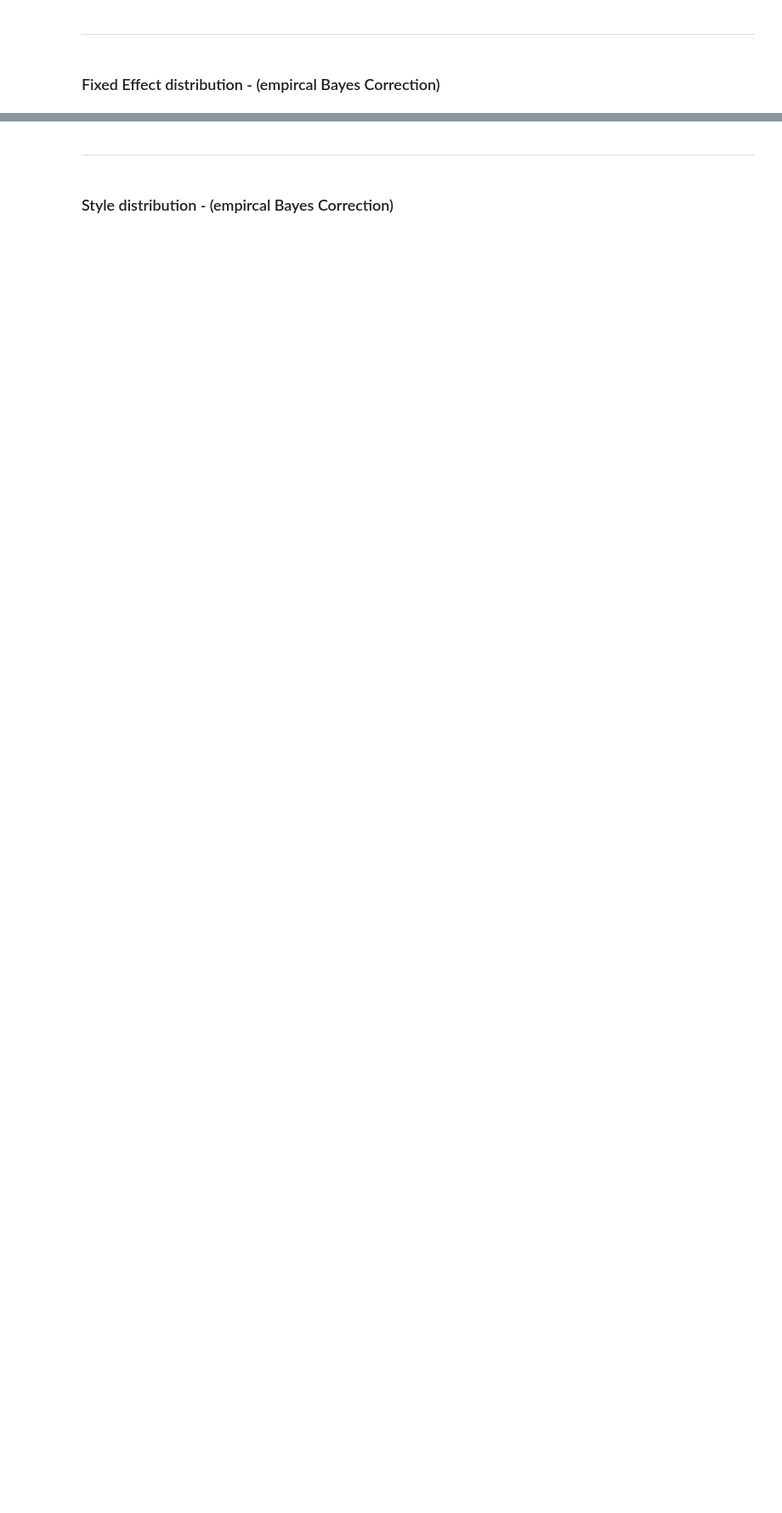
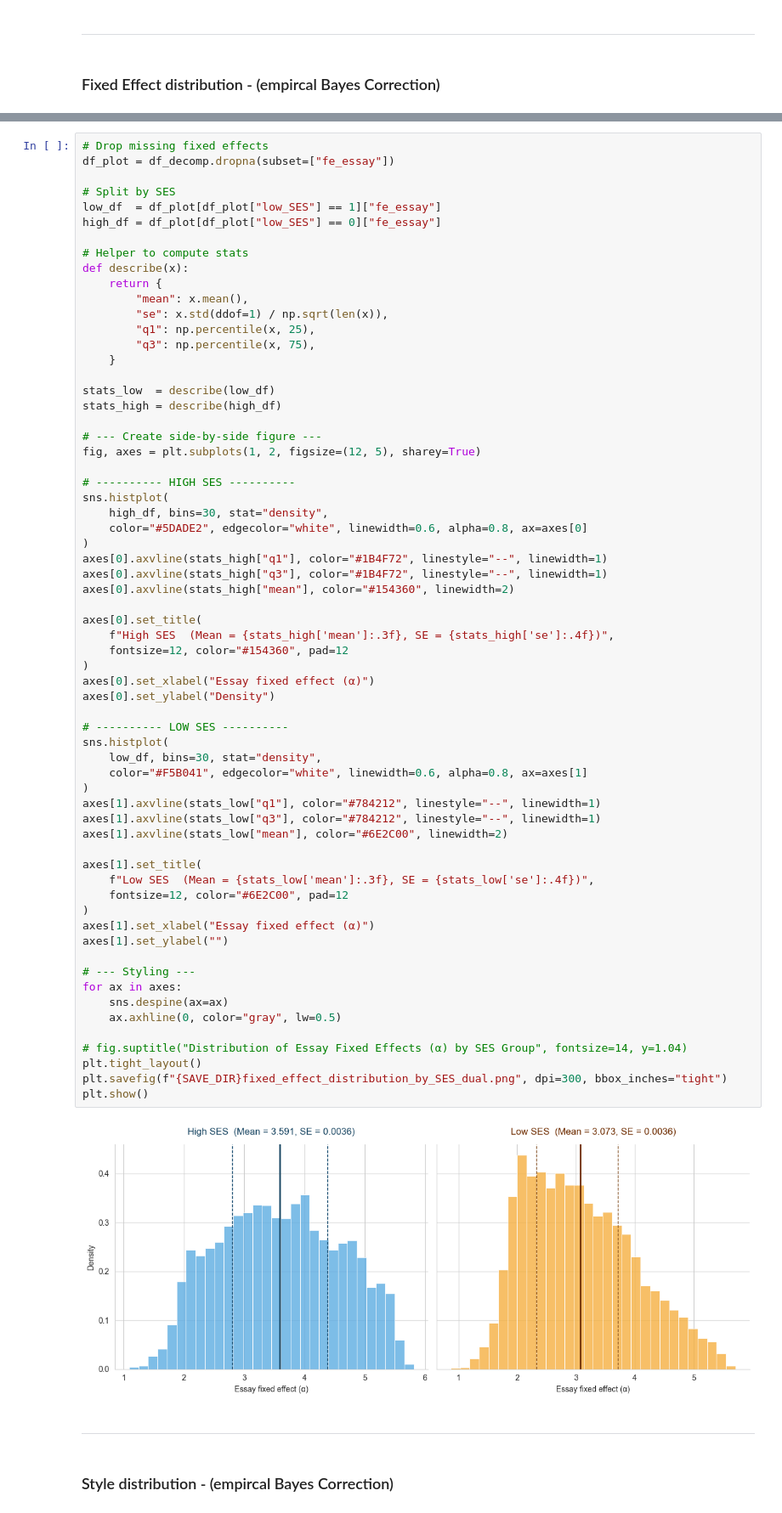
Before and after one commit to PedroPertusi/contentVsForm, a Jupyter notebook: src/images.ipynb, the cells around one changed output, grey strips where cells are left out. Shown: that part at 85% size. Drawn from its saved outputs; the diff is of its cells as text; blank space fills up the shorter version.

```diff
--- a/src/images.ipynb
+++ b/src/images.ipynb
@@ -798,6 +768,72 @@ plt.savefig(f"{SAVE_DIR}fixed_effect_distribution.png", dpi=300)
 plt.show()
 # %% [output]
 [figure]
+# %%
+# Drop missing fixed effects
+df_plot = df_decomp.dropna(subset=["fe_essay"])
+
+# Split by SES
+low_df  = df_plot[df_plot["low_SES"] == 1]["fe_essay"]
+high_df = df_plot[df_plot["low_SES"] == 0]["fe_essay"]
+
+# Helper to compute stats
+def describe(x):
+    return {
+        "mean": x.mean(),
+        "se": x.std(ddof=1) / np.sqrt(len(x)),
+        "q1": np.percentile(x, 25),
+        "q3": np.percentile(x, 75),
+    }
+
+stats_low  = describe(low_df)
+stats_high = describe(high_df)
+
+# --- Create side-by-side figure ---
+fig, axes = plt.subplots(1, 2, figsize=(12, 5), sharey=True)
+
+# ---------- HIGH SES ----------
+sns.histplot(
+    high_df, bins=30, stat="density",
+    color="#5DADE2", edgecolor="white", linewidth=0.6, alpha=0.8, ax=axes[0]
+)
+axes[0].axvline(stats_high["q1"], color="#1B4F72", linestyle="--", linewidth=1)
+axes[0].axvline(stats_high["q3"], color="#1B4F72", linestyle="--", linewidth=1)
+axes[0].axvline(stats_high["mean"], color="#154360", linewidth=2)
+
+axes[0].set_title(
+    f"High SES  (Mean = {stats_high['mean']:.3f}, SE = {stats_high['se']:.4f})",
+    fontsize=12, color="#154360", pad=12
+)
+axes[0].set_xlabel("Essay fixed effect (α)")
+axes[0].set_ylabel("Density")
+
+# ---------- LOW SES ----------
+sns.histplot(
+    low_df, bins=30, stat="density",
+    color="#F5B041", edgecolor="white", linewidth=0.6, alpha=0.8, ax=axes[1]
+)
+axes[1].axvline(stats_low["q1"], color="#784212", linestyle="--", linewidth=1)
+axes[1].axvline(stats_low["q3"], color="#784212", linestyle="--", linewidth=1)
+axes[1].axvline(stats_low["mean"], color="#6E2C00", linewidth=2)
+
+axes[1].set_title(
+    f"Low SES  (Mean = {stats_low['mean']:.3f}, SE = {stats_low['se']:.4f})",
+    fontsize=12, color="#6E2C00", pad=12
+)
+axes[1].set_xlabel("Essay fixed effect (α)")
+axes[1].set_ylabel("")
+
+# --- Styling ---
+for ax in axes:
+    sns.despine(ax=ax)
+    ax.axhline(0, color="gray", lw=0.5)
+
+# fig.suptitle("Distribution of Essay Fixed Effects (α) by SES Group", fontsize=14, y=1.04)
+plt.tight_layout()
+plt.savefig(f"{SAVE_DIR}fixed_effect_distribution_by_SES_dual.png", dpi=300, bbox_inches="tight")
+plt.show()
+# %% [output]
+[figure, added]
 # %% [markdown]
 ----
 # %% [markdown]
```
Also changed, not shown: parts of 17 cells of this notebook, 6 other files.
